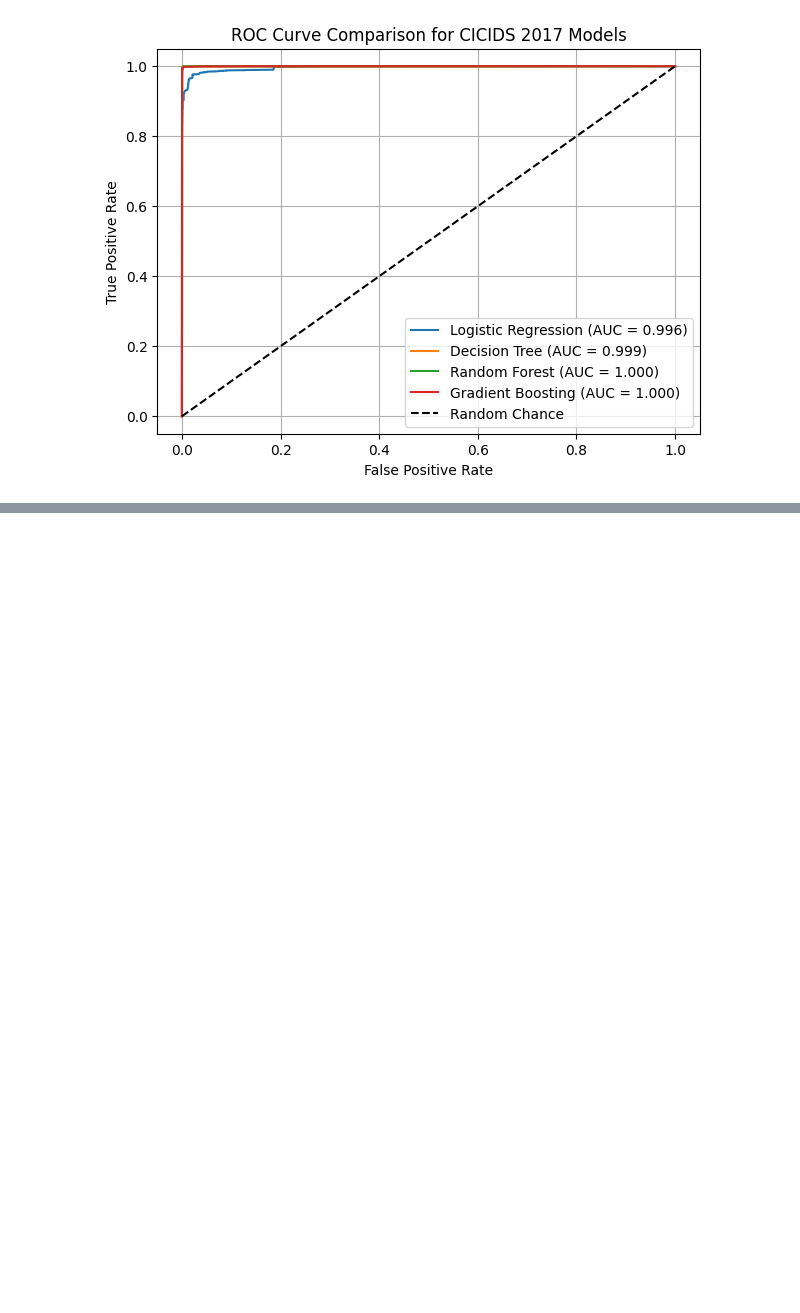
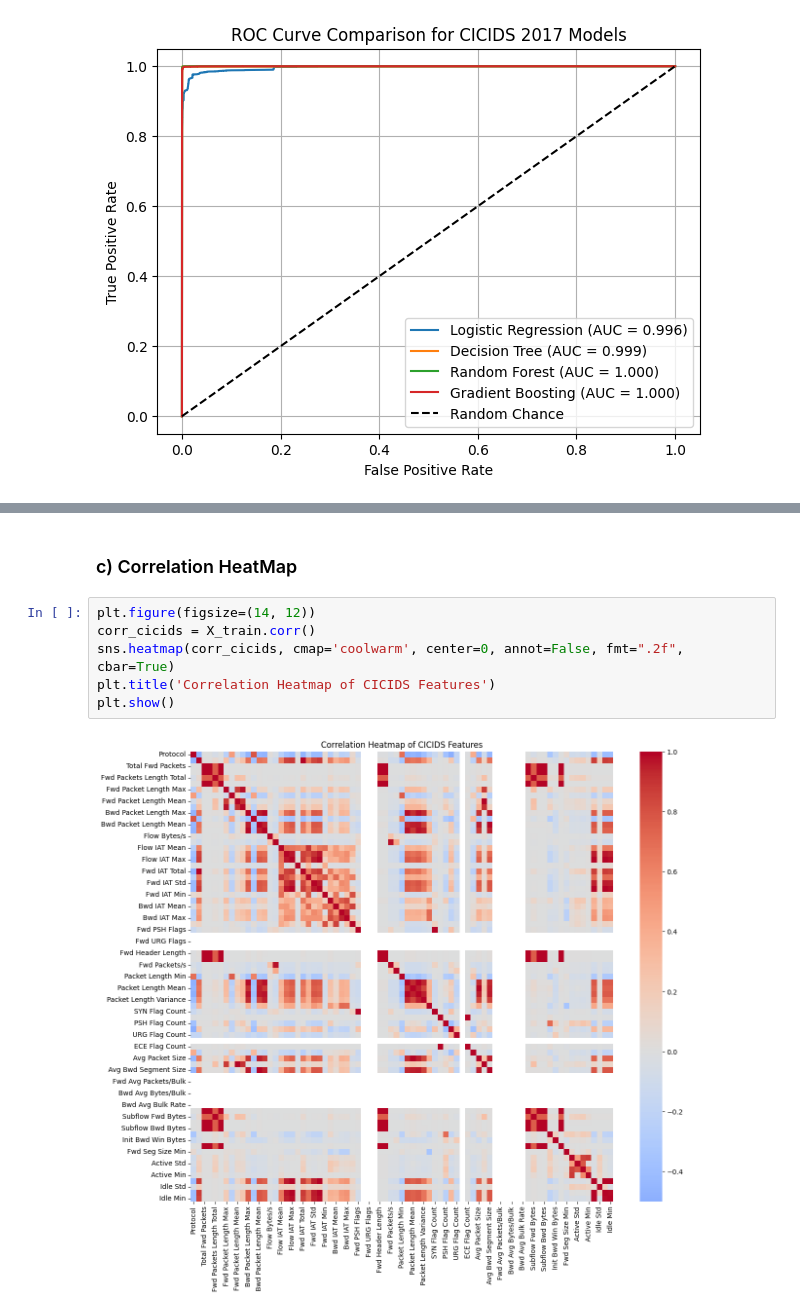
Before and after one commit to SpringBoardMentor193s/SentinelNet, a Jupyter notebook: notebooks/cicids_model_train.ipynb, the cells around one changed output, grey strips where cells are left out. Drawn from its saved outputs; the diff is of its cells as text; blank space fills up the shorter version.

Commit message:
Added Boxplot And Heatmap

```diff
--- a/notebooks/cicids_model_train.ipynb
+++ b/notebooks/cicids_model_train.ipynb
@@ -234,0 +268,10 @@ plt.show()
+# %% [markdown]
+<h3> c) Correlation HeatMap </h3>
+# %%
+plt.figure(figsize=(14, 12))
+corr_cicids = X_train.corr()
+sns.heatmap(corr_cicids, cmap='coolwarm', center=0, annot=False, fmt=".2f", cbar=True)
+plt.title('Correlation Heatmap of CICIDS Features')
+plt.show()
+# %% [output]
+[figure, added]
```
Also changed, not shown: parts of 4 cells of this notebook, 1 other file.
